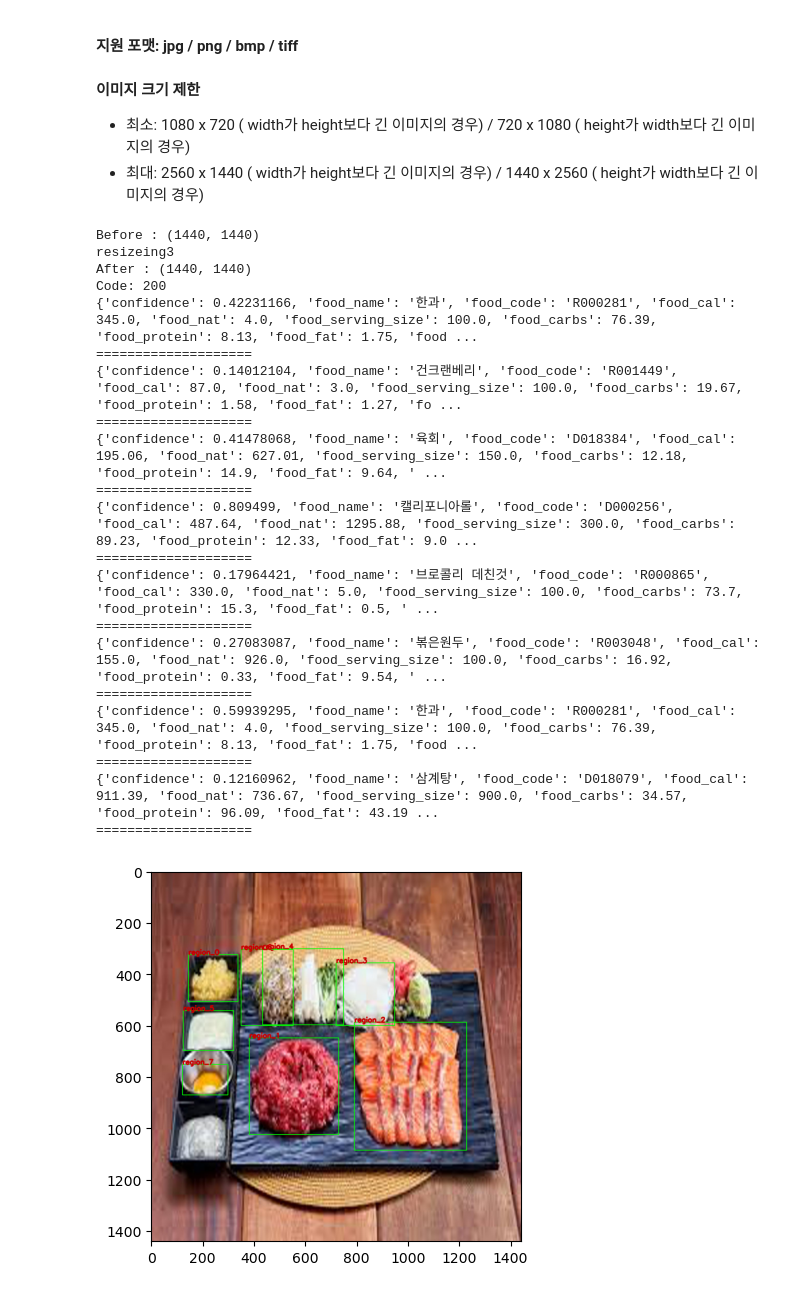
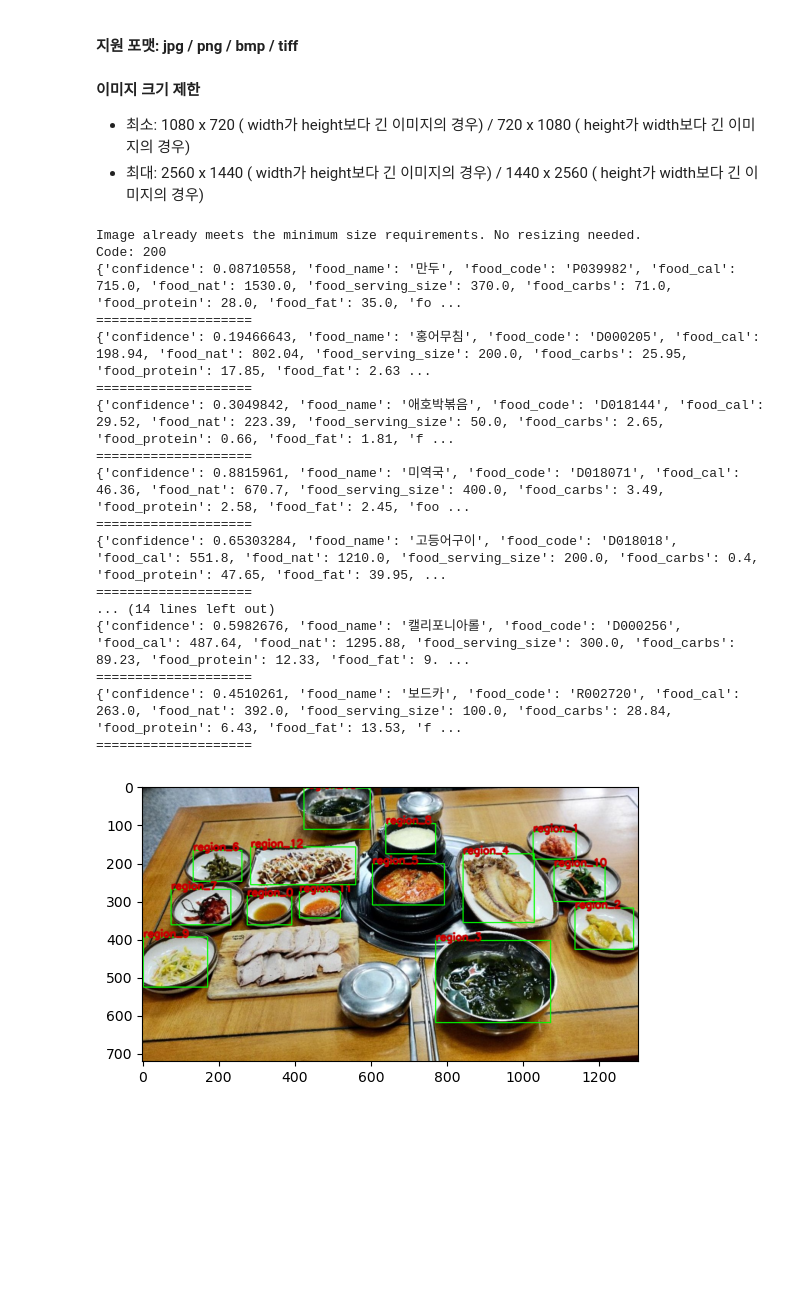
Before and after one commit to YongRokKim/BP, a Jupyter notebook: BP_Api_File/BP.ipynb, the cells around one changed output. Cells and saved outputs as stored; diff of their text form; code cells hidden in the pictures; blank space fills up the shorter version.

Commit message:
image resize

```diff
--- a/BP_Api_File/BP.ipynb
+++ b/BP_Api_File/BP.ipynb
@@ -56,21 +56,43 @@ import json
 
 # pillow 사용 이미지 사이즈 조절
 def img_size_pillow(img_path):
-    image = Image.open(img_path)
-    print("Before :",image.size)  # 이미지의 크기 출력 (너비, 높이)
-    if image.size[0] > image.size[1]:
-        print("resizeing")
-        resized_image = image.resize((1440, 1440))
-        resized_image.save(img_path)
-    elif image.size[1] > image.size[0]:
-        print("resizeing2")
-        resized_image = image.resize((1440, 1440))
-        resized_image.save(img_path)
-    else:
-        print("resizeing3")
-        resized_image = image.resize((1440, 1440))
-        resized_image.save(img_path)
-    print("After :",image.size)
+    try:
+        # 이미지를 열고 크기 가져오기
+        with Image.open(img_path) as img:
+            width, height = img.size
+
+            # 최소 크기 정의
+            minWidth = 1080 if width > height else 720
+            minHeight = 720 if width > height else 1080
+
+            # 이미지가 이미 최소 크기 요건을 충족하는지 확인
+            if width >= minWidth and height >= minHeight:
+                print("Image already meets the minimum size requirements. No resizing needed.")
+                return
+
+            # 새 크기 계산 및 비율 유지
+            if width / height > 1:
+                # 넓은 이미지
+                newHeight = max(height, minHeight)
+                newWidth = round(newHeight * (width / height))
+                if newWidth < minWidth:
+                    newWidth = minWidth
+                    newHeight = round(newWidth / (width / height))
+            else:
+                # 높은 이미지
+                newWidth = max(width, minWidth)
+                newHeight = round(newWidth / (width / height))
+                if newHeight < minHeight:
+                    newHeight = minHeight
+                    newWidth = round(newHeight * (width / height))
+
+            # 이미지 크기 조정 및 저장
+            img = img.resize((newWidth, newHeight), Image.ANTIALIAS)
+            img.save(img_path)
+
+            print("Image resized and saved.")
+    except Exception as error:
+        print("Error resizing image:", error)
 
 point_list = []
 # timestamp 생성
@@ -93,7 +115,7 @@ def get_secret(setting, secrets=secrets):
 client_id = get_secret("kt_client_id")
 client_secret = get_secret("kt_client_secret")
 
-img_path = "/data/BP/BP_Api_File/test_img/img_test_last1.jpg"
+img_path = "/data/BP/BP_Model_JS/img/test_food2.jpg"
 
 # HMAC 기반 signature 생성
 signature = hmac.new(
@@ -140,46 +162,43 @@ if response.ok:
         image = cv2.imread(img_path)  # 이미지 파일 경로
         for point in data[0][region_num]['position']:
             if point['location_type'] == 'LEFT_TOP':
                 left_top = (int(point['x'].split('.')[0]), int(point['y'].split('.')[0]))
             else:
                 right_bottom = (int(point['x'].split('.')[0]), int(point['y'].split('.')[0]))
 
         point_list.append([left_top,right_bottom,region_num])
         print('='*20)
 else:
     print(f"Error: {response.status_code} - {response.text}")
 
 color = (0, 255, 0)       # 사각형의 색 (B, G, R)
 thickness = 2             # 사각형의 선 두께
 
 for point1,point2,food_name in point_list:
     cv2.rectangle(image, point1, point2, color, thickness)
     cv2.putText(image,food_name , point1, cv2.FONT_HERSHEY_SIMPLEX, 0.9, (0,0,200), 3, cv2.LINE_AA)
 
 plt.imshow(cv2.cvtColor(image, cv2.COLOR_BGR2RGB))
 plt.show()
 # %% [output]
-Before : (1440, 1440)
-resizeing3
-After : (1440, 1440)
+Image already meets the minimum size requirements. No resizing needed.
 Code: 200
-{'confidence': 0.42231166, 'food_name': '한과', 'food_code': 'R000281', 'food_cal': 345.0, 'food_nat': 4.0, 'food_serving_size': 100.0, 'food_carbs': 76.39, 'food_protein': 8.13, 'food_fat': 1.75, 'food ...
+{'confidence': 0.08710558, 'food_name': '만두', 'food_code': 'P039982', 'food_cal': 715.0, 'food_nat': 1530.0, 'food_serving_size': 370.0, 'food_carbs': 71.0, 'food_protein': 28.0, 'food_fat': 35.0, 'fo ...
 ====================
-{'confidence': 0.14012104, 'food_name': '건크랜베리', 'food_code': 'R001449', 'food_cal': 87.0, 'food_nat': 3.0, 'food_serving_size': 100.0, 'food_carbs': 19.67, 'food_protein': 1.58, 'food_fat': 1.27, 'fo ...
+{'confidence': 0.19466643, 'food_name': '홍어무침', 'food_code': 'D000205', 'food_cal': 198.94, 'food_nat': 802.04, 'food_serving_size': 200.0, 'food_carbs': 25.95, 'food_protein': 17.85, 'food_fat': 2.63 ...
 ====================
-{'confidence': 0.41478068, 'food_name': '육회', 'food_code': 'D018384', 'food_cal': 195.06, 'food_nat': 627.01, 'food_serving_size': 150.0, 'food_carbs': 12.18, 'food_protein': 14.9, 'food_fat': 9.64, ' ...
+{'confidence': 0.3049842, 'food_name': '애호박볶음', 'food_code': 'D018144', 'food_cal': 29.52, 'food_nat': 223.39, 'food_serving_size': 50.0, 'food_carbs': 2.65, 'food_protein': 0.66, 'food_fat': 1.81, 'f ...
 ====================
-{'confidence': 0.809499, 'food_name': '캘리포니아롤', 'food_code': 'D000256', 'food_cal': 487.64, 'food_nat': 1295.88, 'food_serving_size': 300.0, 'food_carbs': 89.23, 'food_protein': 12.33, 'food_fat': 9.0 ...
+{'confidence': 0.8815961, 'food_name': '미역국', 'food_code': 'D018071', 'food_cal': 46.36, 'food_nat': 670.7, 'food_serving_size': 400.0, 'food_carbs': 3.49, 'food_protein': 2.58, 'food_fat': 2.45, 'foo ...
 ====================
-{'confidence': 0.17964421, 'food_name': '브로콜리 데친것', 'food_code': 'R000865', 'food_cal': 330.0, 'food_nat': 5.0, 'food_serving_size': 100.0, 'food_carbs': 73.7, 'food_protein': 15.3, 'food_fat': 0.5, ' ...
+{'confidence': 0.65303284, 'food_name': '고등어구이', 'food_code': 'D018018', 'food_cal': 551.8, 'food_nat': 1210.0, 'food_serving_size': 200.0, 'food_carbs': 0.4, 'food_protein': 47.65, 'food_fat': 39.95, ...
 ====================
-{'confidence': 0.27083087, 'food_name': '볶은원두', 'food_code': 'R003048', 'food_cal': 155.0, 'food_nat': 926.0, 'food_serving_size': 100.0, 'food_carbs': 16.92, 'food_protein': 0.33, 'food_fat': 9.54, ' ...
+... (14 lines left out)
+{'confidence': 0.5982676, 'food_name': '캘리포니아롤', 'food_code': 'D000256', 'food_cal': 487.64, 'food_nat': 1295.88, 'food_serving_size': 300.0, 'food_carbs': 89.23, 'food_protein': 12.33, 'food_fat': 9. ...
 ====================
-{'confidence': 0.59939295, 'food_name': '한과', 'food_code': 'R000281', 'food_cal': 345.0, 'food_nat': 4.0, 'food_serving_size': 100.0, 'food_carbs': 76.39, 'food_protein': 8.13, 'food_fat': 1.75, 'food ...
+{'confidence': 0.4510261, 'food_name': '보드카', 'food_code': 'R002720', 'food_cal': 263.0, 'food_nat': 392.0, 'food_serving_size': 100.0, 'food_carbs': 28.84, 'food_protein': 6.43, 'food_fat': 13.53, 'f ...
 ====================
-{'confidence': 0.12160962, 'food_name': '삼계탕', 'food_code': 'D018079', 'food_cal': 911.39, 'food_nat': 736.67, 'food_serving_size': 900.0, 'food_carbs': 34.57, 'food_protein': 96.09, 'food_fat': 43.19 ...
-====================
-[figure, old version]
+[figure, new version]
 # %%
 type(data)
 # %%
```
Also changed, not shown: 8 other files.
